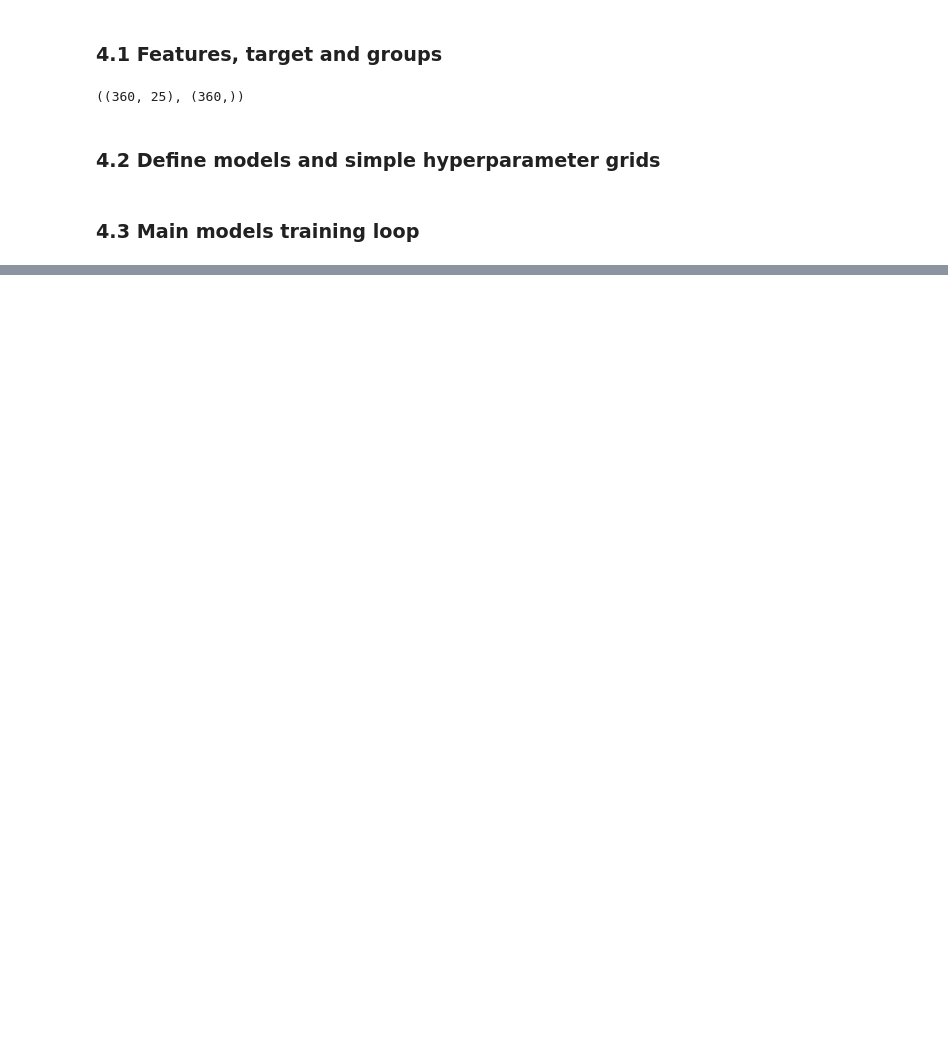
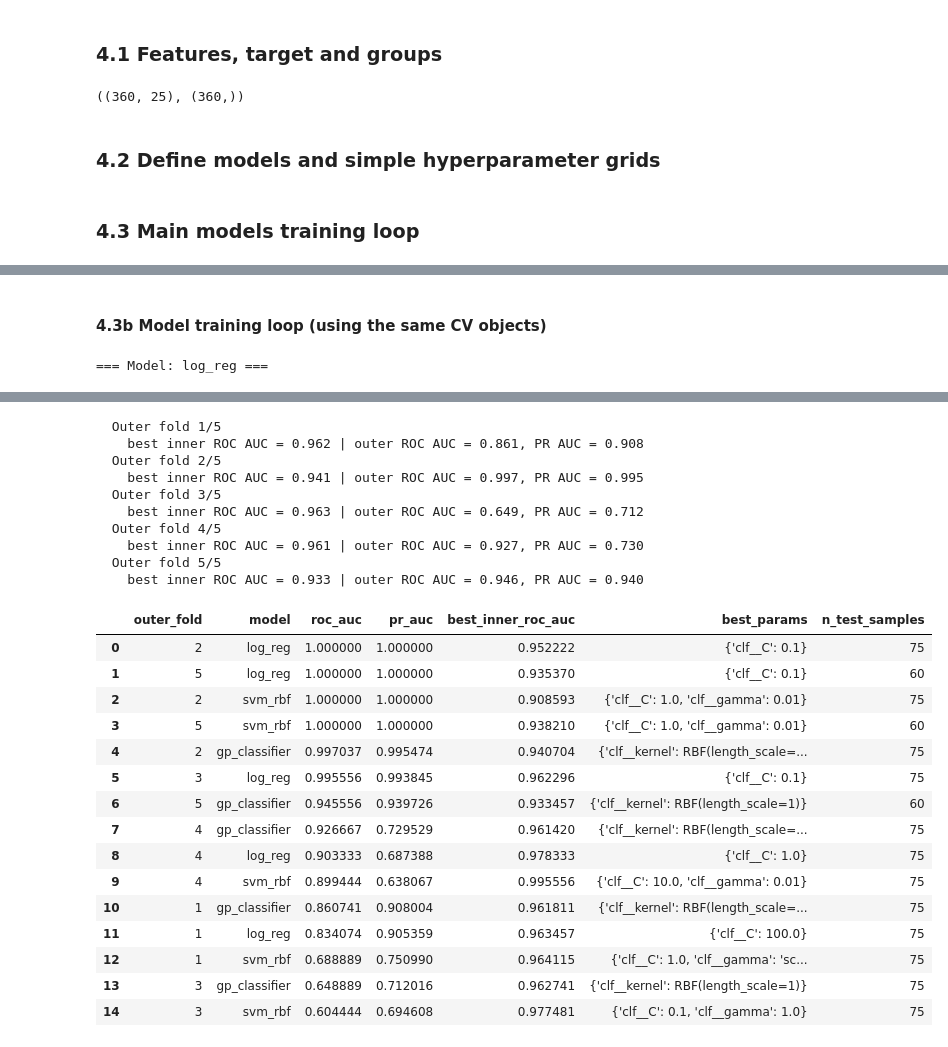
Before and after one commit to ChouaibB/battery-diagnostics-impedance-ml-examples, a Jupyter notebook: notebooks/03_Healthy_vs_Aged_Classification_from_EIS.ipynb, the cells around one changed output, grey strips where cells are left out. Cells and saved outputs as stored; diff of their text form; code cells hidden in the pictures; blank space fills up the shorter version.

Commit message:
bumped back cv to 5 and 3; some splits didn't get both classes + classes counts at all outer cv + results for now

```diff
--- a/notebooks/03_Healthy_vs_Aged_Classification_from_EIS.ipynb
+++ b/notebooks/03_Healthy_vs_Aged_Classification_from_EIS.ipynb
@@ -355,0 +358,29 @@ param_grids = {
+# %%
+# Back to 5 outer / 3 inner folds with shuffling
+outer_cv = GroupKFold(n_splits=5, shuffle=True, random_state=42)
+inner_cv = GroupKFold(n_splits=3, shuffle=True, random_state=42)
+
+# Collect outer-fold class counts
+outer_splits = list(outer_cv.split(X, y, groups))
+outer_stats = []
+
+for fold, (train_idx, test_idx) in enumerate(outer_splits, start=1):
+    y_train, y_test = y[train_idx], y[test_idx]
+
+    train_counts = np.bincount(y_train, minlength=2)
+    test_counts = np.bincount(y_test, minlength=2)
+
+    outer_stats.append(
+        {
+            "outer_fold": fold,
+            "train_n": len(y_train),
+            "train_neg": int(train_counts[0]),
+            "train_pos": int(train_counts[1]),
+            "test_n": len(y_test),
+            "test_neg": int(test_counts[0]),
+            "test_pos": int(test_counts[1]),
+        }
+    )
+
+outer_stats_df = pd.DataFrame(outer_stats)
+outer_stats_df
@@ -356,22 +394,17 @@ param_grids = {
+# %% [markdown]
+#### 4.3b Model training loop (using the same CV objects)
 # %%
-from collections import defaultdict
-
-# Outer and inner grouped CV with shuffling + fixed random state
-outer_cv = GroupKFold(n_splits=10, shuffle=True, random_state=42)
-inner_cv = GroupKFold(n_splits=5, shuffle=True, random_state=42)
-
-n_outer = outer_cv.get_n_splits(groups=groups)
-
 results = []
 
 model_names = list(models.keys())
+n_outer = len(outer_splits)
 
 for model_name in model_names:
     print(f"\n=== Model: {model_name} ===")
     outer_fold = 0
 
     for outer_train_idx, outer_test_idx in tqdm(
-        outer_cv.split(X, y, groups),
+        outer_splits,
         total=n_outer,
         desc=f"{model_name} | outer CV",
     ):
@@ -424,10 +457,10 @@ for model_name in model_names:
         )
 
 results_df = pd.DataFrame(results)
-
-# Sort by ROC AUC (descending), then PR AUC (descending)
 results_df = results_df.sort_values(
     by=["roc_auc", "pr_auc"], ascending=[False, False]
 ).reset_index(drop=True)
 
 results_df
+# %% [output]
+=== Model: log_reg ===
@@ -433,0 +491,26 @@ results_df
+  Outer fold 1/5
+    best inner ROC AUC = 0.962 | outer ROC AUC = 0.861, PR AUC = 0.908
+  Outer fold 2/5
+    best inner ROC AUC = 0.941 | outer ROC AUC = 0.997, PR AUC = 0.995
+  Outer fold 3/5
+    best inner ROC AUC = 0.963 | outer ROC AUC = 0.649, PR AUC = 0.712
+  Outer fold 4/5
+    best inner ROC AUC = 0.961 | outer ROC AUC = 0.927, PR AUC = 0.730
+  Outer fold 5/5
+    best inner ROC AUC = 0.933 | outer ROC AUC = 0.946, PR AUC = 0.940
+|  | outer_fold | model | roc_auc | pr_auc | best_inner_roc_auc | best_params | n_test_samples |
+| 0 | 2 | log_reg | 1.000000 | 1.000000 | 0.952222 | {'clf__C': 0.1} | 75 |
+| 1 | 5 | log_reg | 1.000000 | 1.000000 | 0.935370 | {'clf__C': 0.1} | 60 |
+| 2 | 2 | svm_rbf | 1.000000 | 1.000000 | 0.908593 | {'clf__C': 1.0, 'clf__gamma': 0.01} | 75 |
+| 3 | 5 | svm_rbf | 1.000000 | 1.000000 | 0.938210 | {'clf__C': 1.0, 'clf__gamma': 0.01} | 60 |
+| 4 | 2 | gp_classifier | 0.997037 | 0.995474 | 0.940704 | {'clf__kernel': RBF(length_scale=... | 75 |
+| 5 | 3 | log_reg | 0.995556 | 0.993845 | 0.962296 | {'clf__C': 0.1} | 75 |
+| 6 | 5 | gp_classifier | 0.945556 | 0.939726 | 0.933457 | {'clf__kernel': RBF(length_scale=1)} | 60 |
+| 7 | 4 | gp_classifier | 0.926667 | 0.729529 | 0.961420 | {'clf__kernel': RBF(length_scale=... | 75 |
+| 8 | 4 | log_reg | 0.903333 | 0.687388 | 0.978333 | {'clf__C': 1.0} | 75 |
+| 9 | 4 | svm_rbf | 0.899444 | 0.638067 | 0.995556 | {'clf__C': 10.0, 'clf__gamma': 0.01} | 75 |
+| 10 | 1 | gp_classifier | 0.860741 | 0.908004 | 0.961811 | {'clf__kernel': RBF(length_scale=... | 75 |
+| 11 | 1 | log_reg | 0.834074 | 0.905359 | 0.963457 | {'clf__C': 100.0} | 75 |
+| 12 | 1 | svm_rbf | 0.688889 | 0.750990 | 0.964115 | {'clf__C': 1.0, 'clf__gamma': 'sc... | 75 |
+| 13 | 3 | gp_classifier | 0.648889 | 0.712016 | 0.962741 | {'clf__kernel': RBF(length_scale=1)} | 75 |
+| 14 | 3 | svm_rbf | 0.604444 | 0.694608 | 0.977481 | {'clf__C': 0.1, 'clf__gamma': 1.0} | 75 |
```
Also changed, not shown: parts of 4 cells of this notebook.
